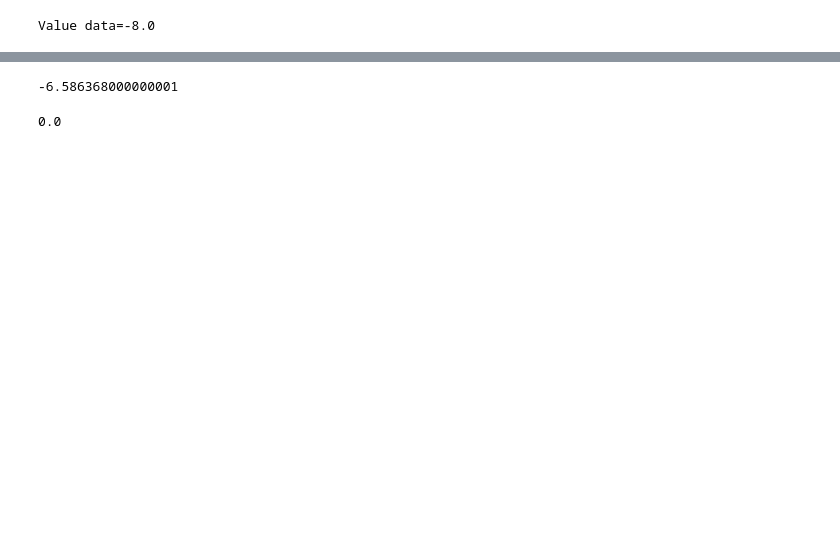
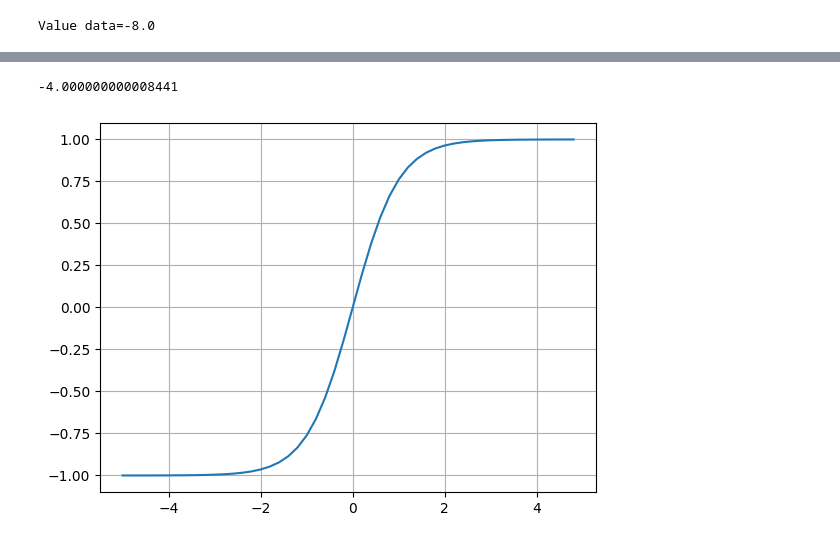
Before and after one commit to Erin-on-Git/backpropagation-from-scratch, a Jupyter notebook: micrograd.ipynb, the cells around one changed output, grey strips where cells are left out. Saved outputs shown, nothing was run; the diff lists cells and outputs as text; code cells hidden in the pictures; blank space fills up the shorter version.

```diff
--- a/micrograd.ipynb
+++ b/micrograd.ipynb
@@ -208,19 +110,4 @@ draw_dot(L)
-# %%
-#Trying to increase value of L by nudging the values of nodes(a,b,c,f)
-a.data+=0.01 * a.grad
-b.data+=0.01 * b.grad
-c.data+=0.01 * c.grad
-f.data+=0.01 * f.grad
-
-e = a * b
-d = e + c
-L = d * f
-
-print(L.data)
-# %% [output]
--6.586368000000001
 # %%
-
 def lol():
 
     h=0.0001
@@ -240,7 +127,7 @@ def lol():
     # a.data+=h
     b=Value(-3.0, label='b')
     #increasing value of b by h
-    # b.data+=h
+    b.data+=h
     c=Value(10.0, label='c')
     # c.data+=h
     e=a*b; e.label='e'
@@ -254,6 +141,8 @@ def lol():
 
 lol()
 # %% [output]
-0.0
+-4.000000000008441
 # %%
-plt.plot(np.arange(-5,5,0.2), np.tanh(np.arange))
+plt.plot(np.arange(-5,5,0.2), np.tanh(np.arange(-5,5,0.2))); plt.grid();
+# %% [output]
+[figure, added]
```
Also changed, not shown: parts of 9 cells of this notebook.
